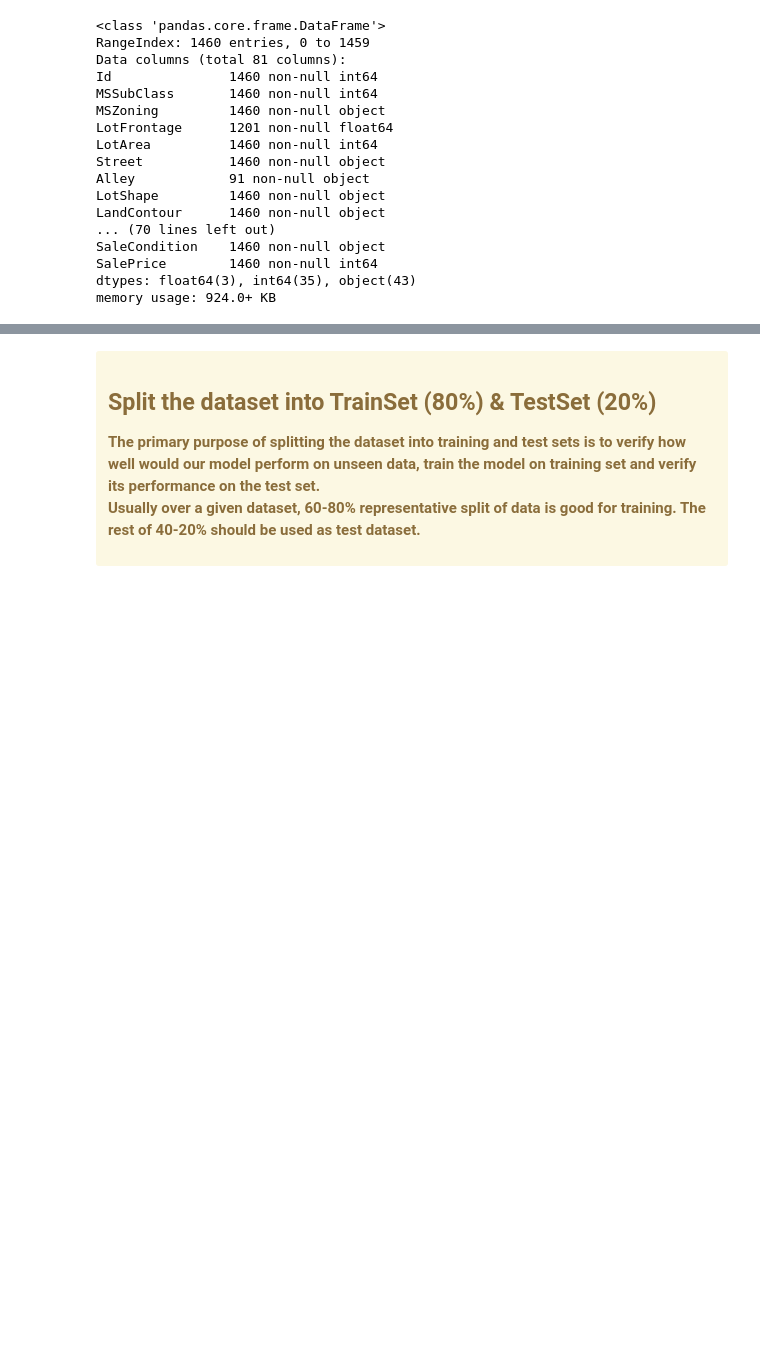
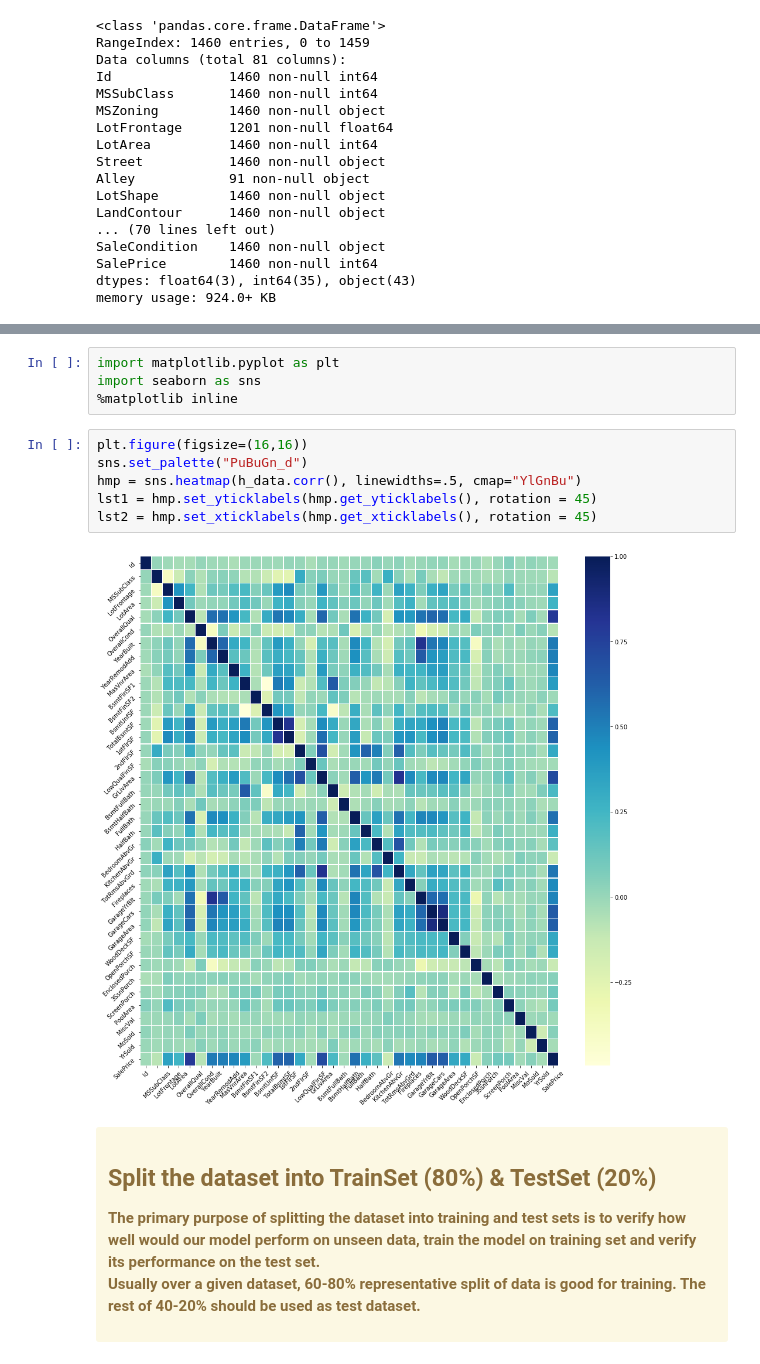
Before and after one commit to getpraveen/MySklearnML, a Jupyter notebook: Housing_price_demo_V0.1_by_Praveen.ipynb, the cells around one changed output, grey strips where cells are left out. Cells and saved outputs as stored; diff of their text form; blank space fills up the shorter version.

```diff
--- a/Housing_price_demo_V0.1_by_Praveen.ipynb
+++ b/Housing_price_demo_V0.1_by_Praveen.ipynb
@@ -85,3 +103,15 @@ memory usage: 924.0+ KB
+# %%
+import matplotlib.pyplot as plt
+import seaborn as sns
+%matplotlib inline
+# %%
+plt.figure(figsize=(16,16))
+sns.set_palette("PuBuGn_d")
+hmp = sns.heatmap(h_data.corr(), linewidths=.5, cmap="YlGnBu")
+lst1 = hmp.set_yticklabels(hmp.get_yticklabels(), rotation = 45)
+lst2 = hmp.set_xticklabels(hmp.get_xticklabels(), rotation = 45)
+# %% [output]
+[figure, added]
 # %% [markdown]
 <div class="alert alert-block alert-warning">
 <h2>Split the dataset into TrainSet (80%) & TestSet (20%)</h2>
```
Also changed, not shown: parts of 4 cells of this notebook.
